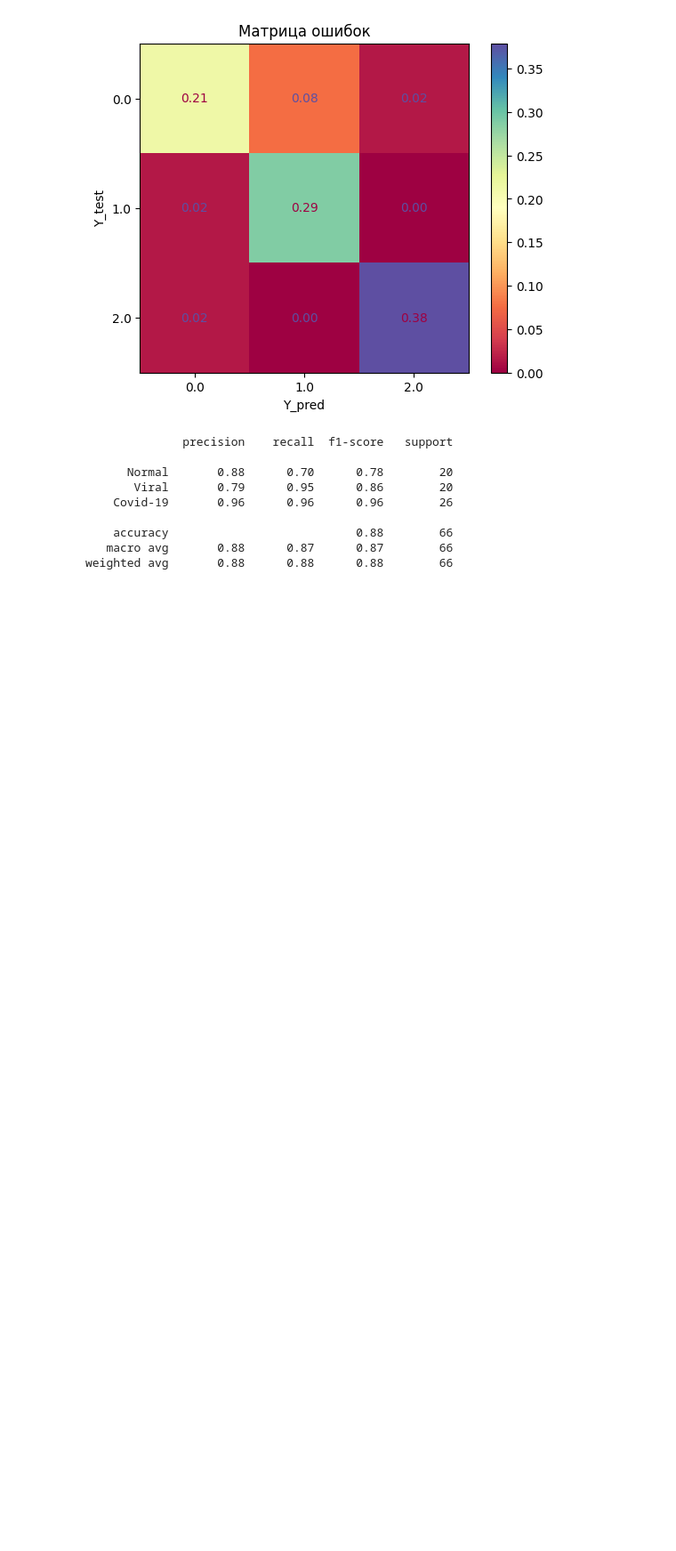
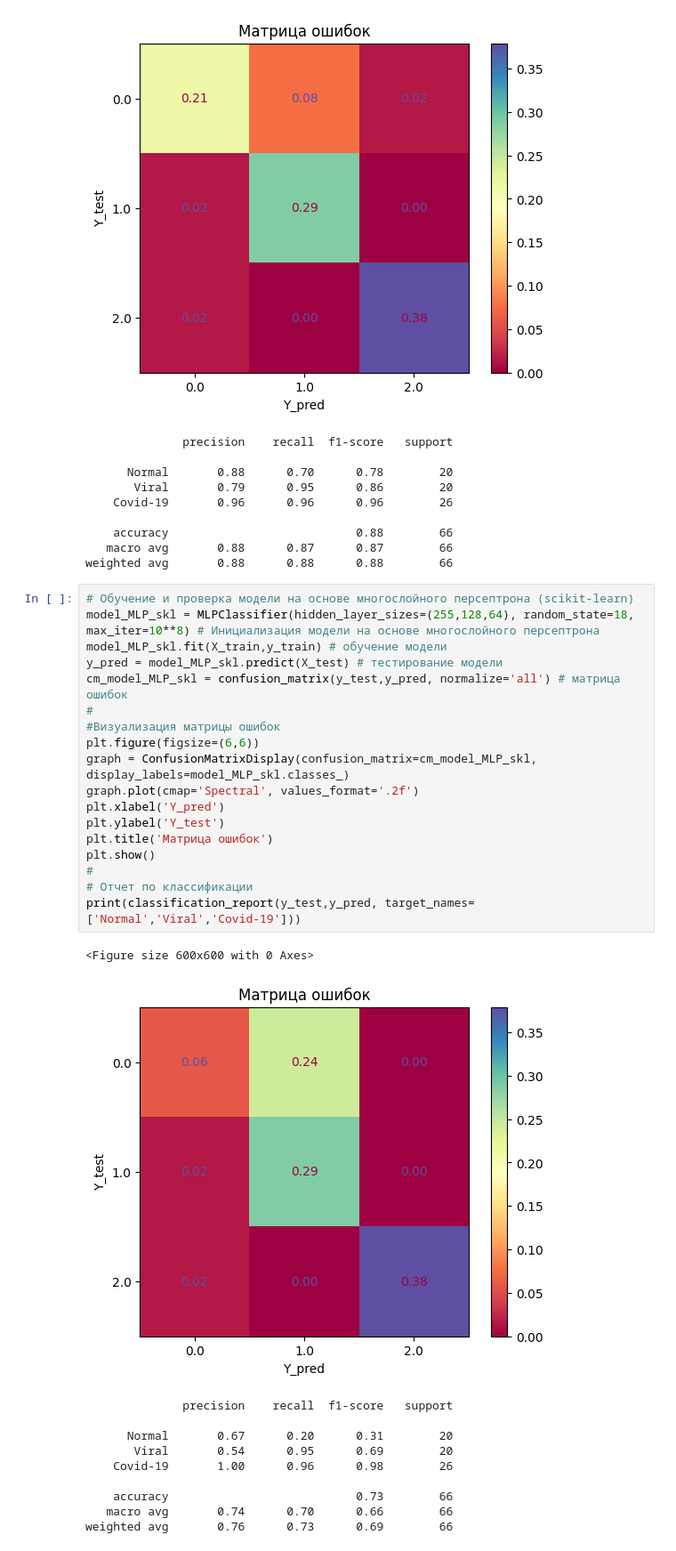
Before and after one commit to avkolchin1995/COVID-19-detection-ML-DL, a Jupyter notebook: COVID-19-detection-ML-DL.ipynb, the cells around one changed output. Shown at 89% size. Drawn from its saved outputs; the diff is of its cells as text; blank space fills up the shorter version.

Commit message:
Update COVID-19-detection-ML-DL.ipynb
Добавлен многослойный персептрон (scikit-learn)

```diff
--- a/COVID-19-detection-ML-DL.ipynb
+++ b/COVID-19-detection-ML-DL.ipynb
@@ -252,3 +253,33 @@ print(classification_report(y_test,y_pred, target_names=['Normal','Viral','Covid
     accuracy                           0.88        66
    macro avg       0.88      0.87      0.87        66
 weighted avg       0.88      0.88      0.88        66
+# %%
+# Обучение и проверка модели на основе многослойного персептрона (scikit-learn)
+model_MLP_skl = MLPClassifier(hidden_layer_sizes=(255,128,64), random_state=18, max_iter=10**8) # Инициализация модели на основе многослойного персептрона
+model_MLP_skl.fit(X_train,y_train) # обучение модели
+y_pred = model_MLP_skl.predict(X_test) # тестирование модели
+cm_model_MLP_skl = confusion_matrix(y_test,y_pred, normalize='all') # матрица ошибок
+#
+#Визуализация матрицы ошибок
+plt.figure(figsize=(6,6))
+graph = ConfusionMatrixDisplay(confusion_matrix=cm_model_MLP_skl, display_labels=model_MLP_skl.classes_)
+graph.plot(cmap='Spectral', values_format='.2f')
+plt.xlabel('Y_pred')
+plt.ylabel('Y_test')
+plt.title('Матрица ошибок')
+plt.show()
+#
+# Отчет по классификации
+print(classification_report(y_test,y_pred, target_names=['Normal','Viral','Covid-19']))
+# %% [output]
+<Figure size 600x600 with 0 Axes>
+[figure, added]
+              precision    recall  f1-score   support
+
+      Normal       0.67      0.20      0.31        20
+       Viral       0.54      0.95      0.69        20
+    Covid-19       1.00      0.96      0.98        26
+
+    accuracy                           0.73        66
+   macro avg       0.74      0.70      0.66        66
+weighted avg       0.76      0.73      0.69        66
```
Also changed, not shown: parts of 1 cell of this notebook.
